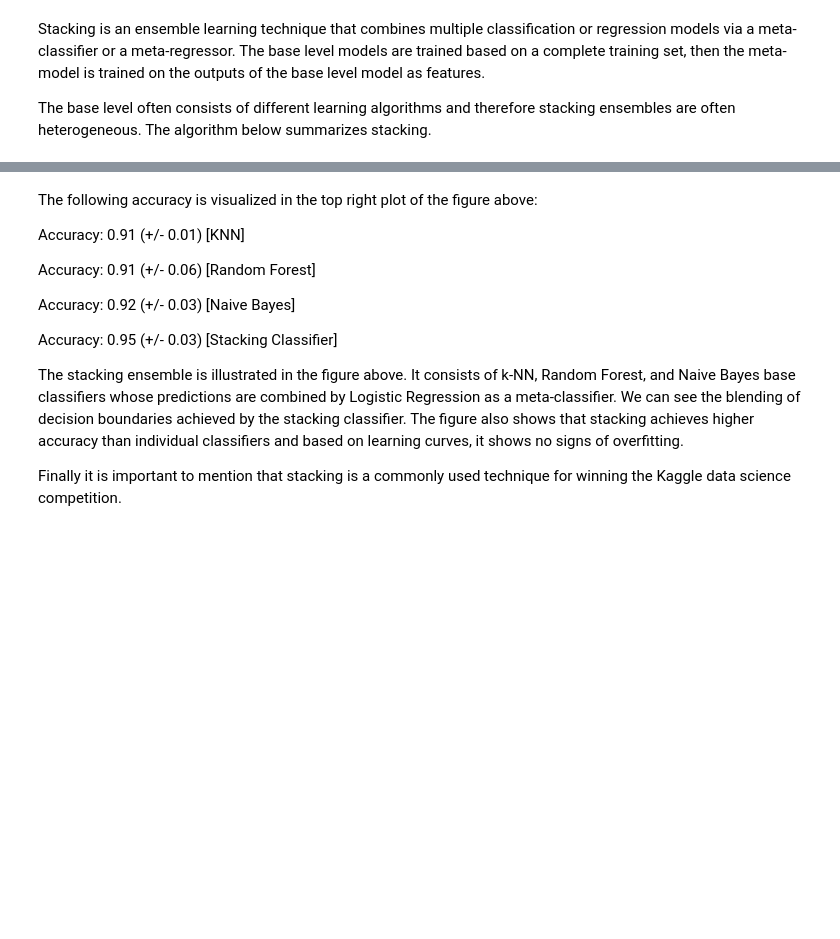
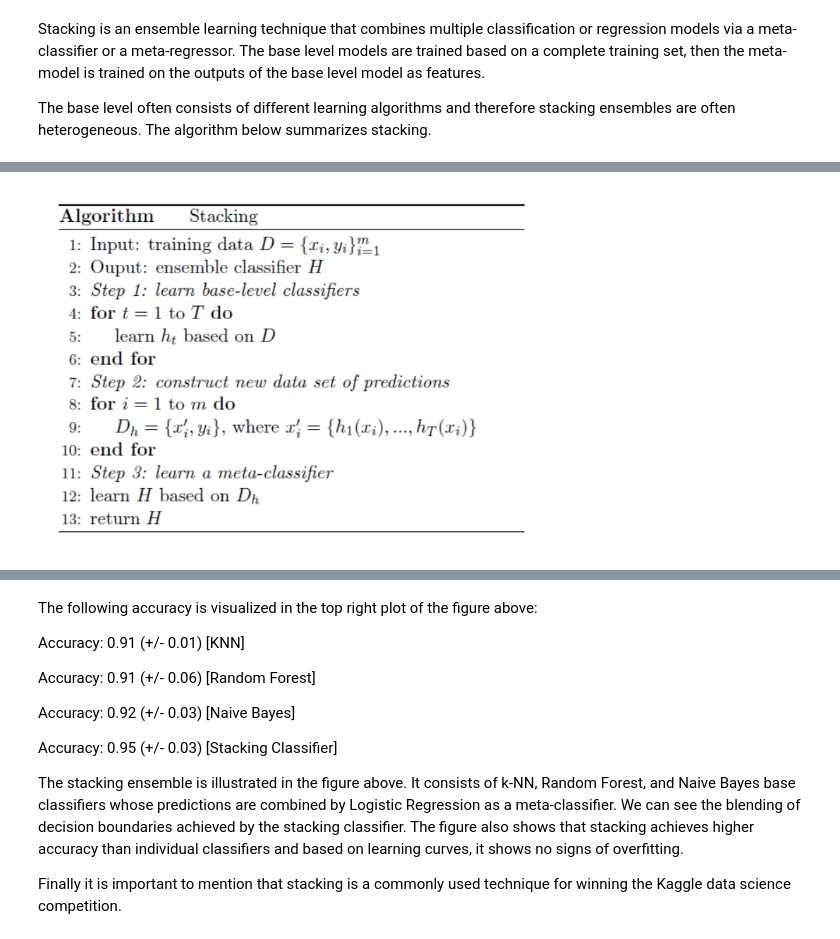
Before and after one commit to MarkosGavalas/MACHINE_LEARNING, a Jupyter notebook: Ensemble learning, Stacking/Ensemble learning_Stacking .ipynb, the cells around one changed output, grey strips where cells are left out. Drawn from its saved outputs; the diff is of its cells as text; code cells hidden in the pictures; blank space fills up the shorter version.

```diff
--- a/Ensemble learning, Stacking/Ensemble learning_Stacking .ipynb
+++ b/Ensemble learning, Stacking/Ensemble learning_Stacking .ipynb
@@ -10,0 +9,4 @@ The base level often consists of different learning algorithms and therefore sta
+# %%
+Image(filename='algo.png',width=500)
+# %% [output]
+[figure, added]
```
Also changed, not shown: parts of 4 cells of this notebook.
